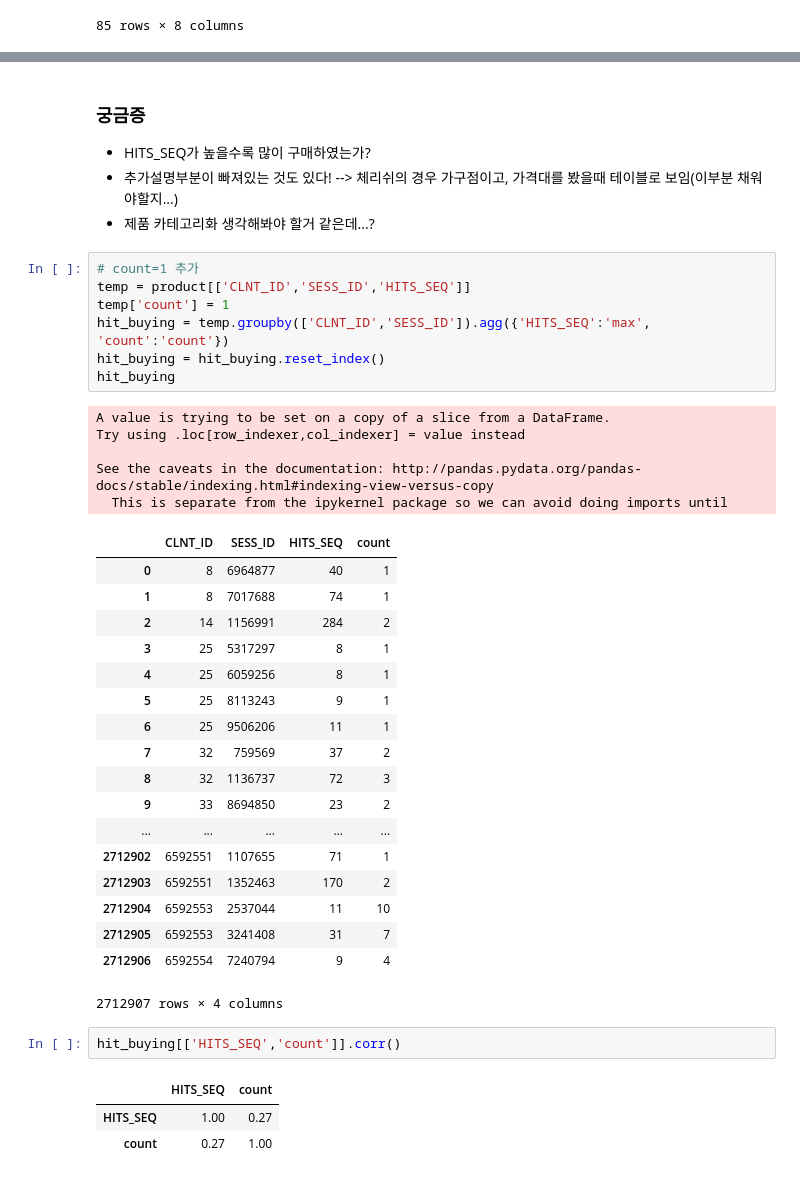
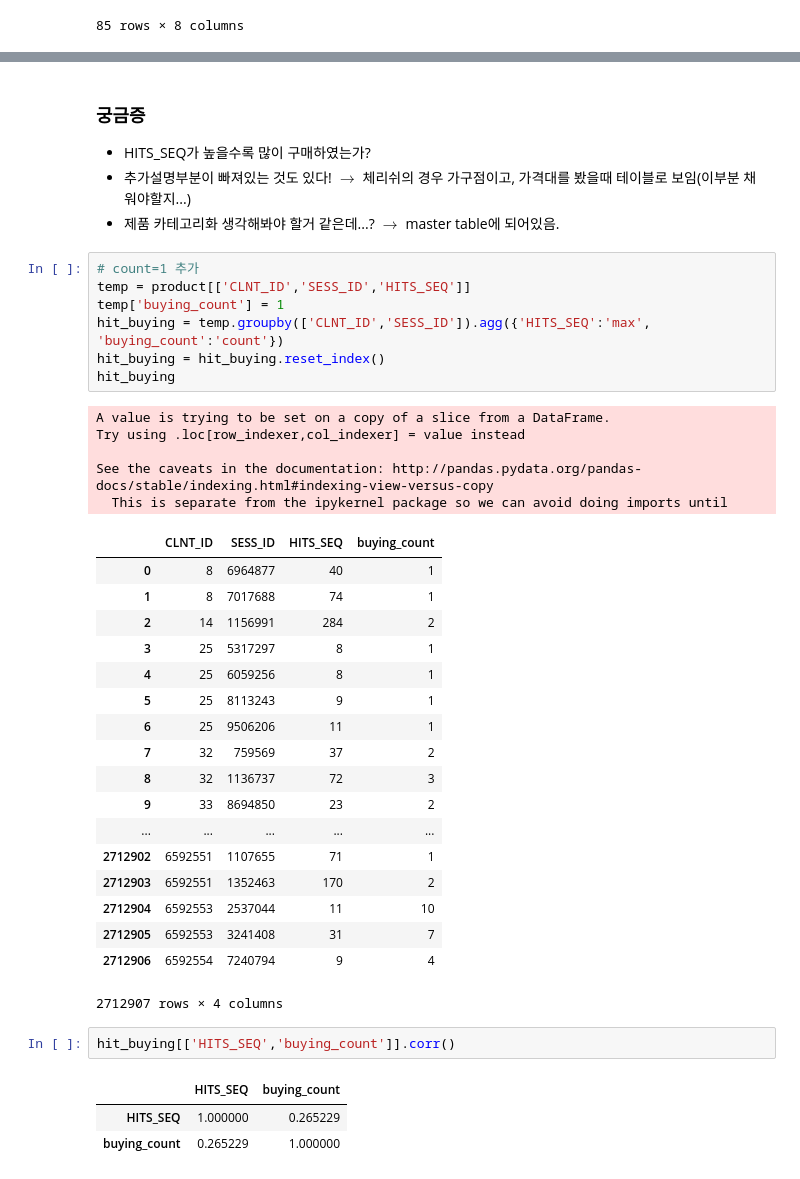
Before and after one commit to Junhojuno/L.Point-BigData-Competition, a Jupyter notebook: code/EDA/1.EDA_Product.ipynb, the cells around one changed output, grey strips where cells are left out. Drawn from its saved outputs; the diff is of its cells as text.

```diff
--- a/code/EDA/1.EDA_Product.ipynb
+++ b/code/EDA/1.EDA_Product.ipynb
@@ -149,13 +173,13 @@ product[product.CLNT_ID==3137116][product.SESS_ID==10196849]
 # %% [markdown]
 ### 궁금증
 - HITS_SEQ가 높을수록 많이 구매하였는가?
-- 추가설명부분이 빠져있는 것도 있다! --> 체리쉬의 경우 가구점이고, 가격대를 봤을때 테이블로 보임(이부분 채워야할지...)
-- 제품 카테고리화 생각해봐야 할거 같은데...?
+- 추가설명부분이 빠져있는 것도 있다! $\rightarrow$ 체리쉬의 경우 가구점이고, 가격대를 봤을때 테이블로 보임(이부분 채워야할지...)
+- 제품 카테고리화 생각해봐야 할거 같은데...? $\rightarrow$ master table에 되어있음.
 # %%
 # count=1 추가
 temp = product[['CLNT_ID','SESS_ID','HITS_SEQ']]
-temp['count'] = 1
-hit_buying = temp.groupby(['CLNT_ID','SESS_ID']).agg({'HITS_SEQ':'max', 'count':'count'})
+temp['buying_count'] = 1
+hit_buying = temp.groupby(['CLNT_ID','SESS_ID']).agg({'HITS_SEQ':'max', 'buying_count':'count'})
 hit_buying = hit_buying.reset_index()
 hit_buying
 # %% [output]
@@ -164,7 +188,7 @@ Try using .loc[row_indexer,col_indexer] = value instead
 
 See the caveats in the documentation: http://pandas.pydata.org/pandas-docs/stable/indexing.html#indexing-view-versus-copy
   This is separate from the ipykernel package so we can avoid doing imports until
-|  | CLNT_ID | SESS_ID | HITS_SEQ | count |
+|  | CLNT_ID | SESS_ID | HITS_SEQ | buying_count |
 | 0 | 8 | 6964877 | 40 | 1 |
 | 1 | 8 | 7017688 | 74 | 1 |
 | 2 | 14 | 1156991 | 284 | 2 |
@@ -183,8 +207,8 @@ See the caveats in the documentation: http://pandas.pydata.org/pandas-docs/stabl
 | 2712906 | 6592554 | 7240794 | 9 | 4 |
 2712907 rows × 4 columns
 # %%
-hit_buying[['HITS_SEQ','count']].corr()
+hit_buying[['HITS_SEQ','buying_count']].corr()
 # %% [output]
-|  | HITS_SEQ | count |
-| HITS_SEQ | 1.00 | 0.27 |
-| count | 0.27 | 1.00 |
+|  | HITS_SEQ | buying_count |
+| HITS_SEQ | 1.000000 | 0.265229 |
+| buying_count | 0.265229 | 1.000000 |
```
Also changed, not shown: parts of 15 cells of this notebook.
